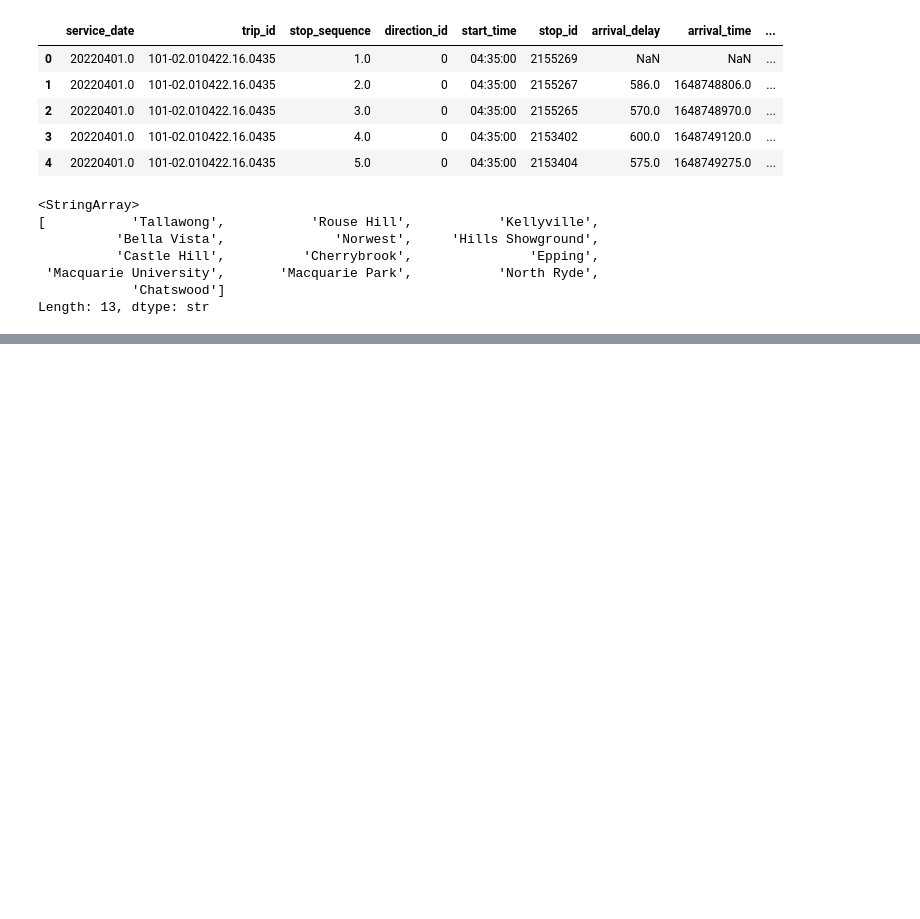
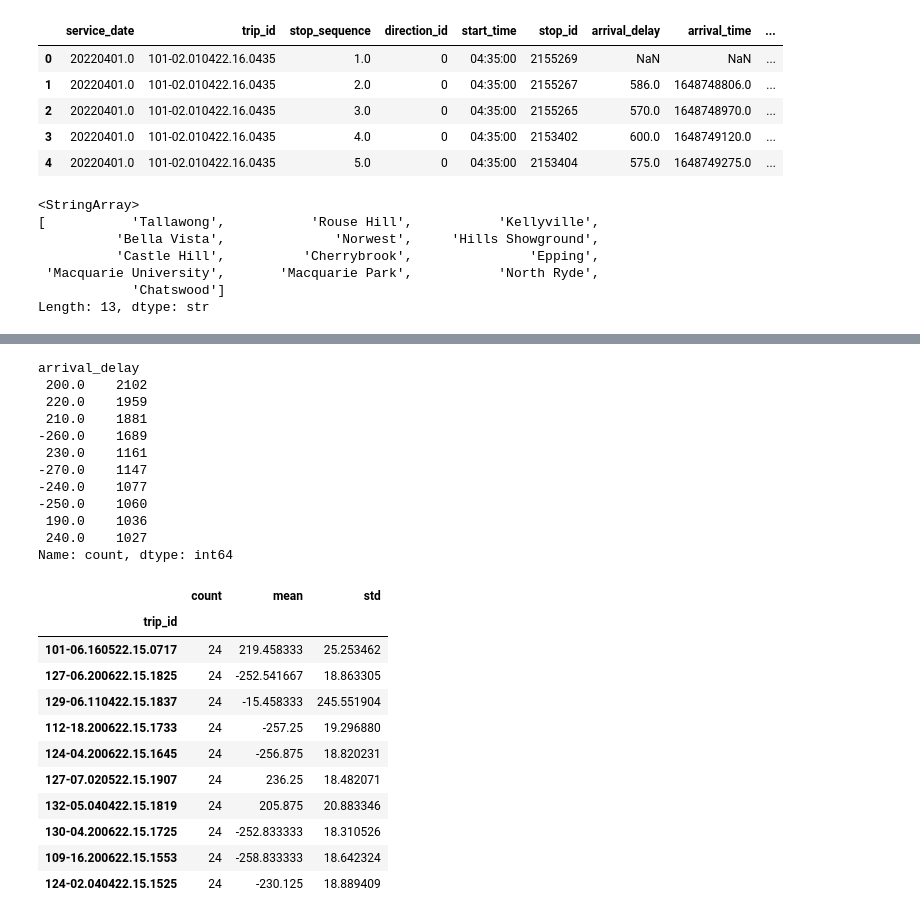
Before and after one commit to mannix-ung/sydney-metro-time, a Jupyter notebook: table.ipynb, the cells around one changed output, grey strips where cells are left out. Saved outputs shown, nothing was run; the diff lists cells and outputs as text; code cells hidden in the pictures; blank space fills up the shorter version.

```diff
--- a/table.ipynb
+++ b/table.ipynb
@@ -69,0 +105,5 @@ plt.show()
+# %%
+off = clean[clean["arrival_delay"].abs().between(150, 300)]
+print(len(off), "rows")
+print(off["hour"].value_counts().sort_index())
+print(off["date"].value_counts().head(10))
@@ -69,0 +128,31 @@ plt.show()
+# %%
+# Do the values pile up near ±240 seconds?
+print(off["arrival_delay"].round(-1).value_counts().head(10))
+
+# Is each trip shifted by a fixed amount (low std) or messy (high std)?
+off.groupby("trip_id")["arrival_delay"].agg(["count", "mean", "std"]).sort_values("count", ascending=False).head(10)
+# %% [output]
+arrival_delay
+ 200.0    2102
+ 220.0    1959
+ 210.0    1881
+-260.0    1689
+ 230.0    1161
+-270.0    1147
+-240.0    1077
+-250.0    1060
+ 190.0    1036
+ 240.0    1027
+Name: count, dtype: int64
+|  | count | mean | std |
+| trip_id |  |  |  |
+| 101-06.160522.15.0717 | 24 | 219.458333 | 25.253462 |
+| 127-06.200622.15.1825 | 24 | -252.541667 | 18.863305 |
+| 129-06.110422.15.1837 | 24 | -15.458333 | 245.551904 |
+| 112-18.200622.15.1733 | 24 | -257.25 | 19.296880 |
+| 124-04.200622.15.1645 | 24 | -256.875 | 18.820231 |
+| 127-07.020522.15.1907 | 24 | 236.25 | 18.482071 |
+| 132-05.040422.15.1819 | 24 | 205.875 | 20.883346 |
+| 130-04.200622.15.1725 | 24 | -252.833333 | 18.310526 |
+| 109-16.200622.15.1553 | 24 | -258.833333 | 18.642324 |
+| 124-02.040422.15.1525 | 24 | -230.125 | 18.889409 |
```
Also changed, not shown: parts of 9 cells of this notebook, 2 other files.
